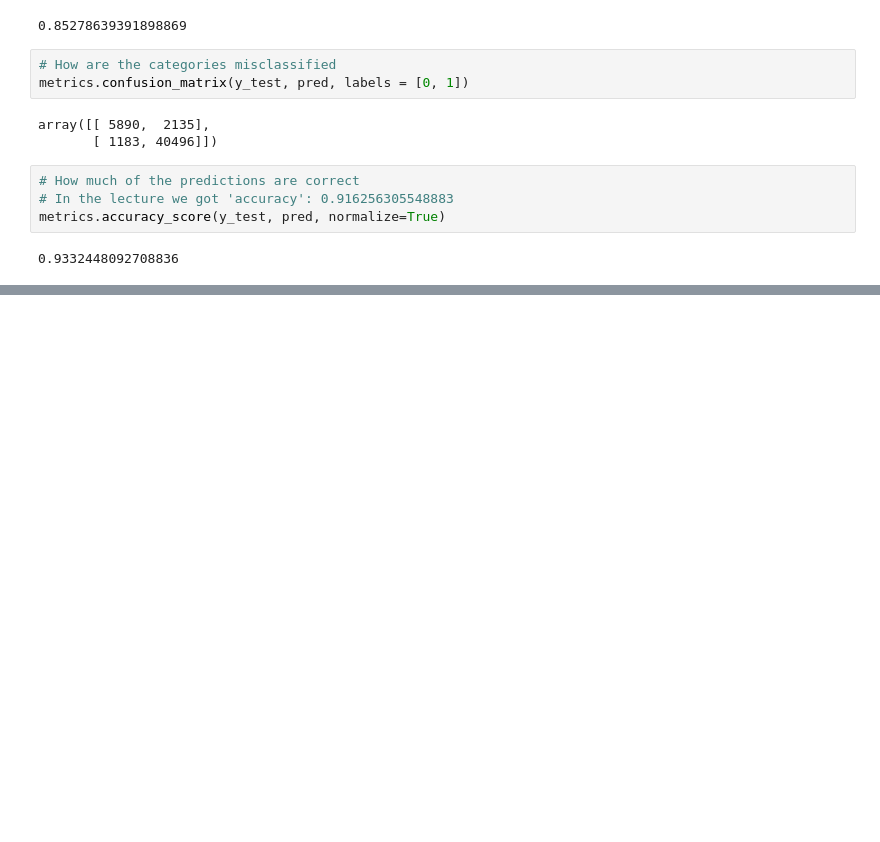
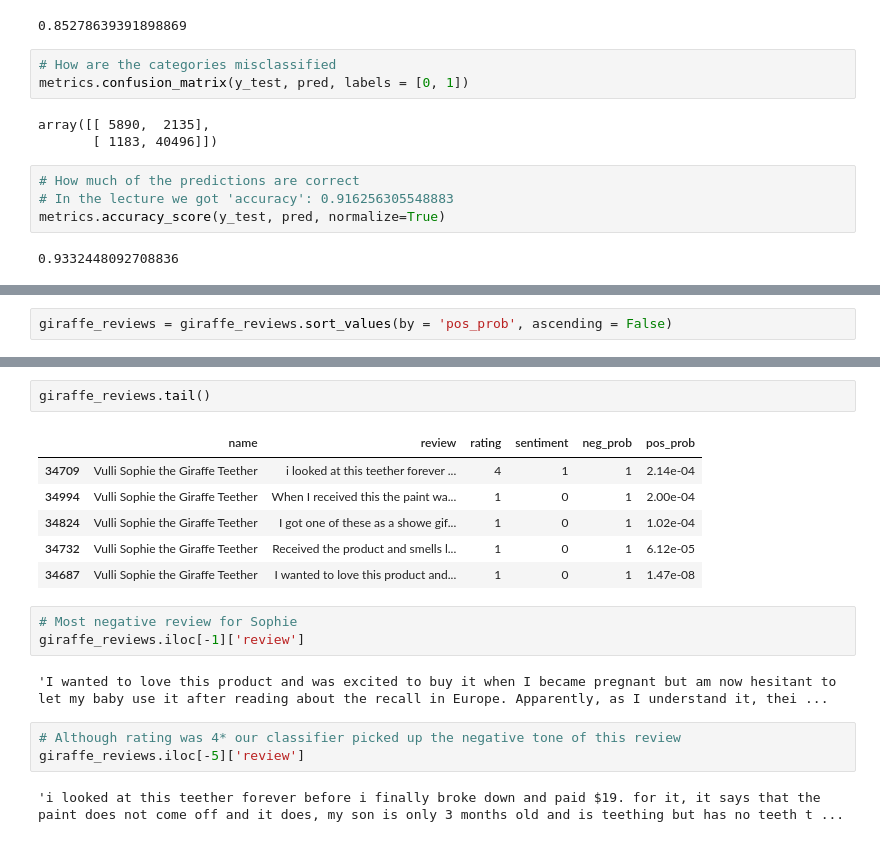
Before and after one commit to jlantos/wwc-ml, a Jupyter notebook: Week 3 - Product sentiment classification.ipynb, the cells around one changed output, grey strips where cells are left out. Drawn from its saved outputs; the diff is of its cells as text; blank space fills up the shorter version.

```diff
--- a/Week 3 - Product sentiment classification.ipynb
+++ b/Week 3 - Product sentiment classification.ipynb
@@ -241,0 +244,2 @@ ValueError: X has 3242 features per sample; expecting 64130
+# %%
+giraffe_reviews = giraffe_reviews.sort_values(by = 'pos_prob', ascending = False)
@@ -241,0 +260,19 @@ ValueError: X has 3242 features per sample; expecting 64130
+# %%
+giraffe_reviews.tail()
+# %% [output]
+|  | name | review | rating | sentiment | neg_prob | pos_prob |
+| 34709 | Vulli Sophie the Giraffe Teether | i looked at this teether forever ... | 4 | 1 | 1 | 2.14e-04 |
+| 34994 | Vulli Sophie the Giraffe Teether | When I received this the paint wa... | 1 | 0 | 1 | 2.00e-04 |
+| 34824 | Vulli Sophie the Giraffe Teether | I got one of these as a showe gif... | 1 | 0 | 1 | 1.02e-04 |
+| 34732 | Vulli Sophie the Giraffe Teether | Received the product and smells l... | 1 | 0 | 1 | 6.12e-05 |
+| 34687 | Vulli Sophie the Giraffe Teether | I wanted to love this product and... | 1 | 0 | 1 | 1.47e-08 |
+# %%
+# Most negative review for Sophie
+giraffe_reviews.iloc[-1]['review']
+# %% [output]
+'I wanted to love this product and was excited to buy it when I became pregnant but am now hesitant to let my baby use it after reading about the recall in Europe. Apparently, as I understand it, thei ...
+# %%
+# Although rating was 4* our classifier picked up the negative tone of this review
+giraffe_reviews.iloc[-5]['review']
+# %% [output]
+'i looked at this teether forever before i finally broke down and paid $19. for it, it says that the paint does not come off and it does, my son is only 3 months old and is teething but has no teeth t ...
```
Also changed, not shown: parts of 9 cells of this notebook.
